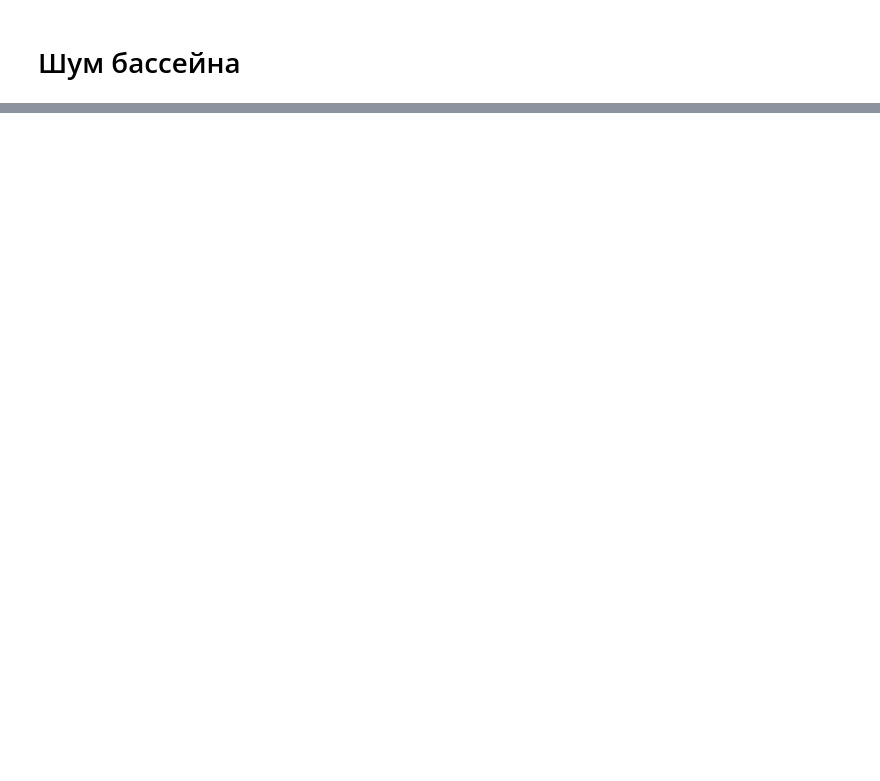
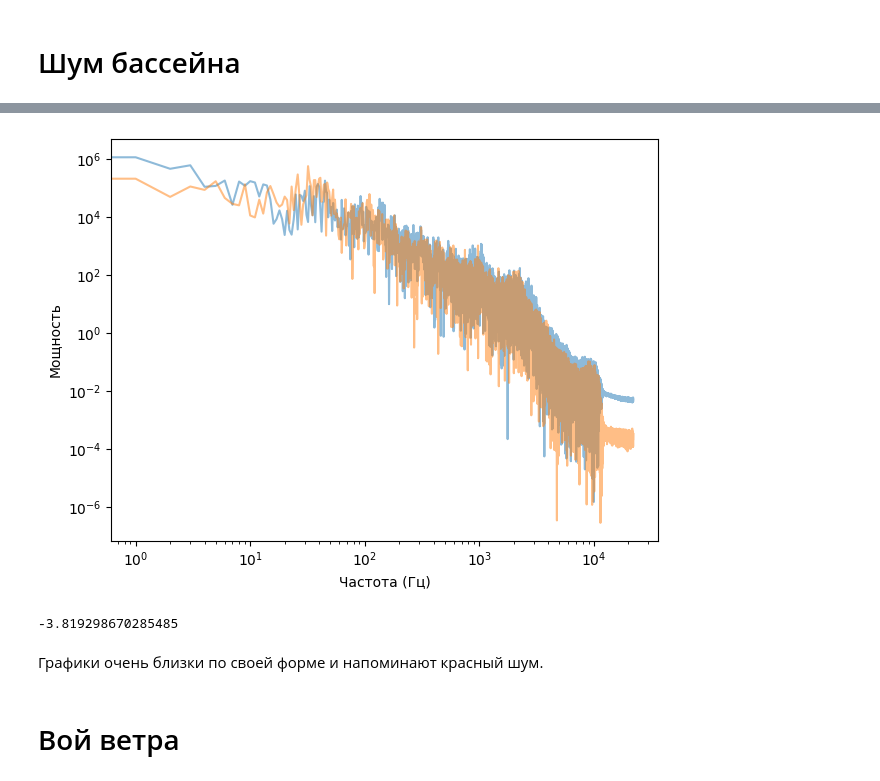
Before and after one commit to polynass/telecom24, a Jupyter notebook: lab4/lab4.ipynb, the cells around one changed output, grey strips where cells are left out. Drawn from its saved outputs; the diff is of its cells as text; code cells hidden in the pictures; blank space fills up the shorter version.

```diff
--- a/lab4/lab4.ipynb
+++ b/lab4/lab4.ipynb
@@ -27,0 +60,14 @@ rain_segment.make_audio()
+# %%
+rain_spectrum.plot_power(alpha=0.5)
+rain_spectrum2.plot_power(alpha=0.5)
+decorate(xlabel='Частота (Гц)', ylabel='Мощность', **dict(xscale='log', yscale='log'))
+# %% [output]
+[figure, added]
+# %%
+rain_spectrum2.estimate_slope().slope
+# %% [output]
+-3.819298670285485
+# %% [markdown]
+Графики очень близки по своей форме и напоминают красный шум.
+# %% [markdown]
+# Вой ветра
```
Also changed, not shown: parts of 58 cells of this notebook, 13 other files.
